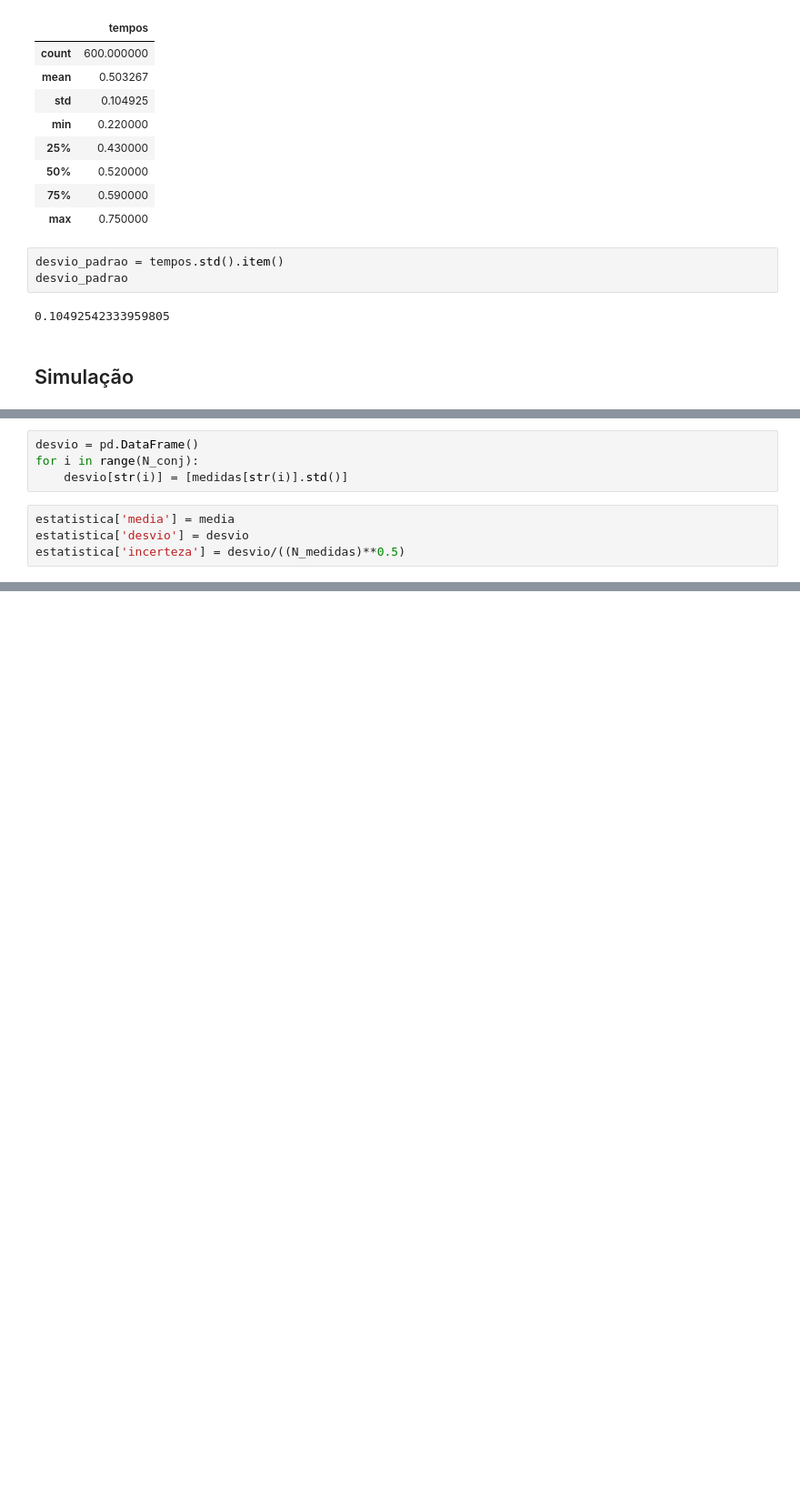
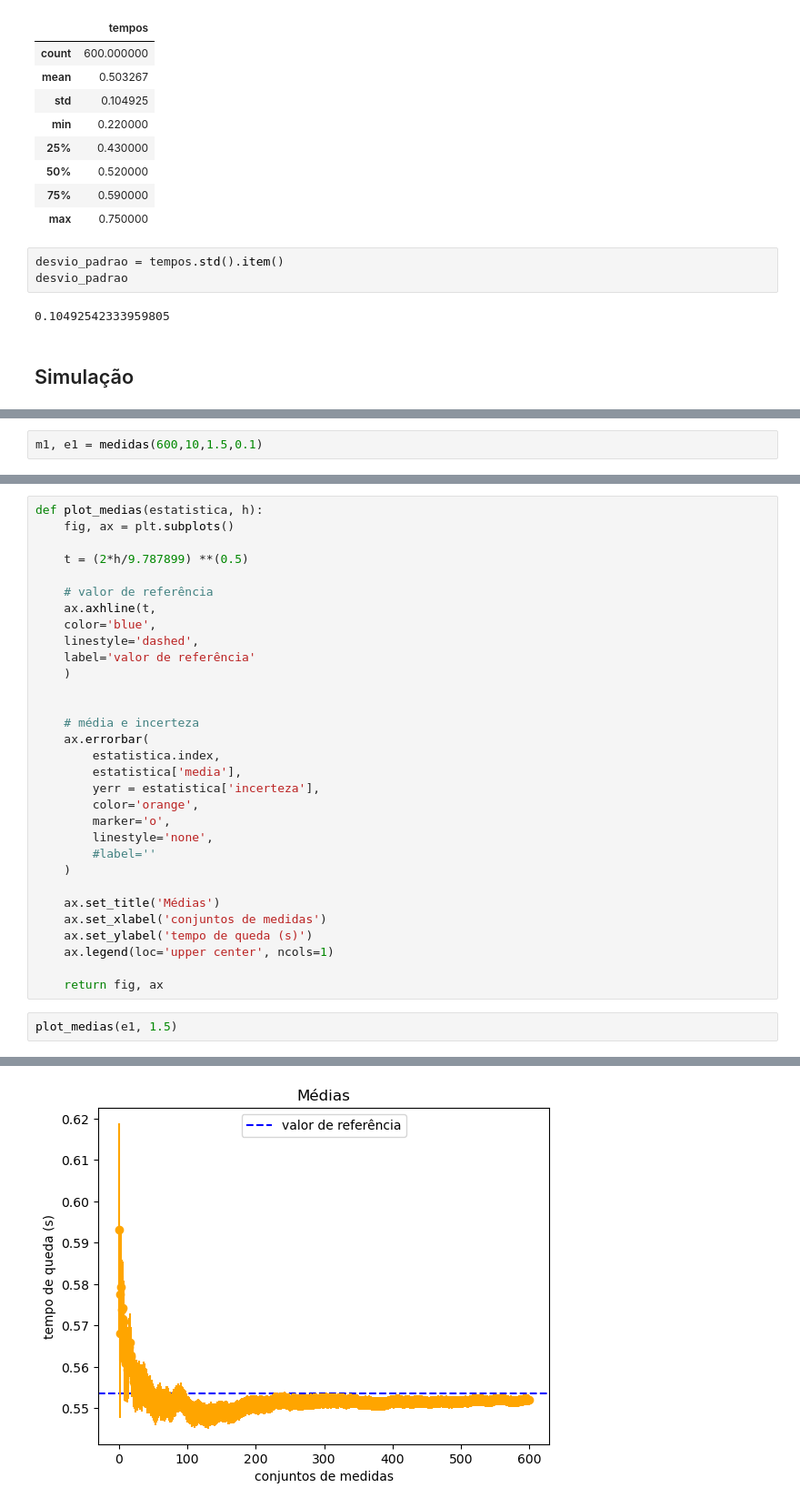
Before and after one commit to mp-resuldados/queda-livre, a Jupyter notebook: calculos.ipynb, the cells around one changed output, grey strips where cells are left out. Shown: that part at 91% size. Saved outputs shown, nothing was run; the diff lists cells and outputs as text; blank space fills up the shorter version.

```diff
--- a/calculos.ipynb
+++ b/calculos.ipynb
@@ -110,8 +81,0 @@ for i in range(N_conj):
-# %%
-desvio = pd.DataFrame()
-for i in range(N_conj):
-    desvio[str(i)] = [medidas[str(i)].std()]
-# %%
-estatistica['media'] = media
-estatistica['desvio'] = desvio
-estatistica['incerteza'] = desvio/((N_medidas)**0.5)
@@ -156,0 +99,2 @@ ax.legend(loc='upper center', ncols=1)
+# %%
+m1, e1 = medidas(600,10,1.5,0.1)
@@ -156,0 +117,34 @@ ax.legend(loc='upper center', ncols=1)
+# %%
+def plot_medias(estatistica, h):
+    fig, ax = plt.subplots()
+
+    t = (2*h/9.787899) **(0.5)
+
+    # valor de referência
+    ax.axhline(t,
+    color='blue',
+    linestyle='dashed',
+    label='valor de referência'
+    )
+
+
+    # média e incerteza
+    ax.errorbar(
+        estatistica.index,
+        estatistica['media'],
+        yerr = estatistica['incerteza'],
+        color='orange',
+        marker='o',
+        linestyle='none',
+        #label=''
+    )
+
+    ax.set_title('Médias')
+    ax.set_xlabel('conjuntos de medidas')
+    ax.set_ylabel('tempo de queda (s)')
+    ax.legend(loc='upper center', ncols=1)
+
+    return fig, ax
+# %%
+plot_medias(e1, 1.5)
+# %% [output]
@@ -156,0 +153 @@ ax.legend(loc='upper center', ncols=1)
+[figure, added]
```
Also changed, not shown: parts of 13 cells of this notebook.
